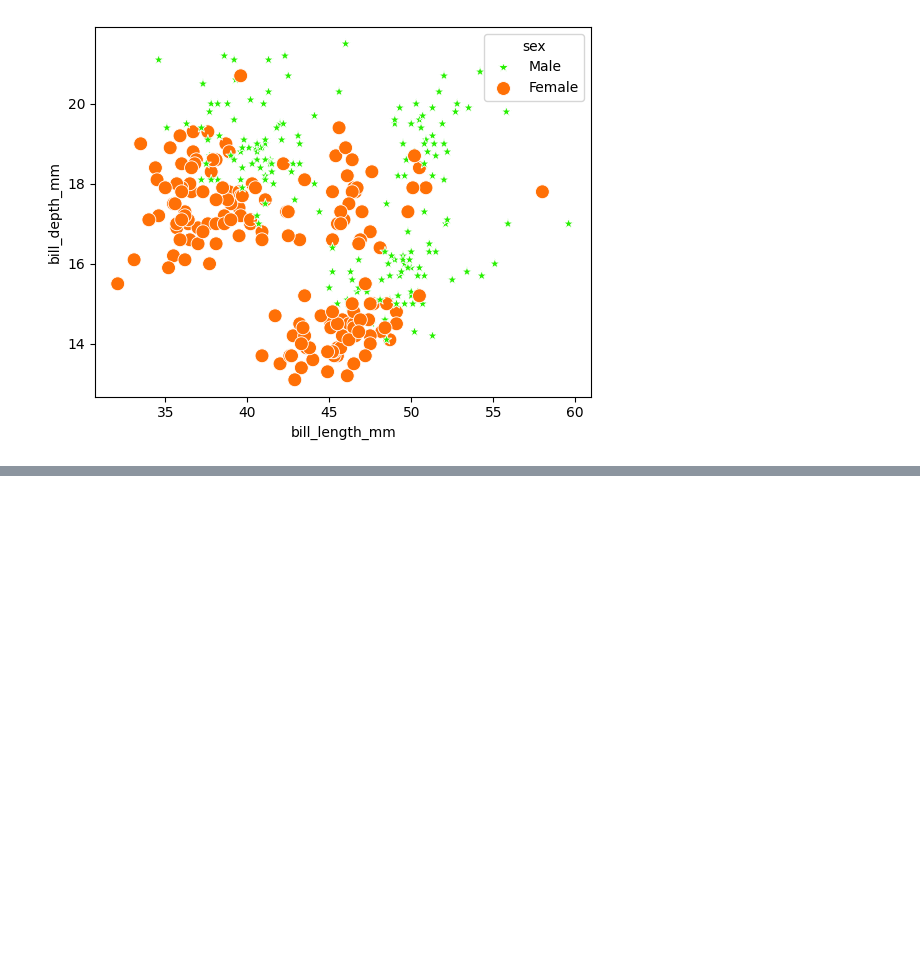
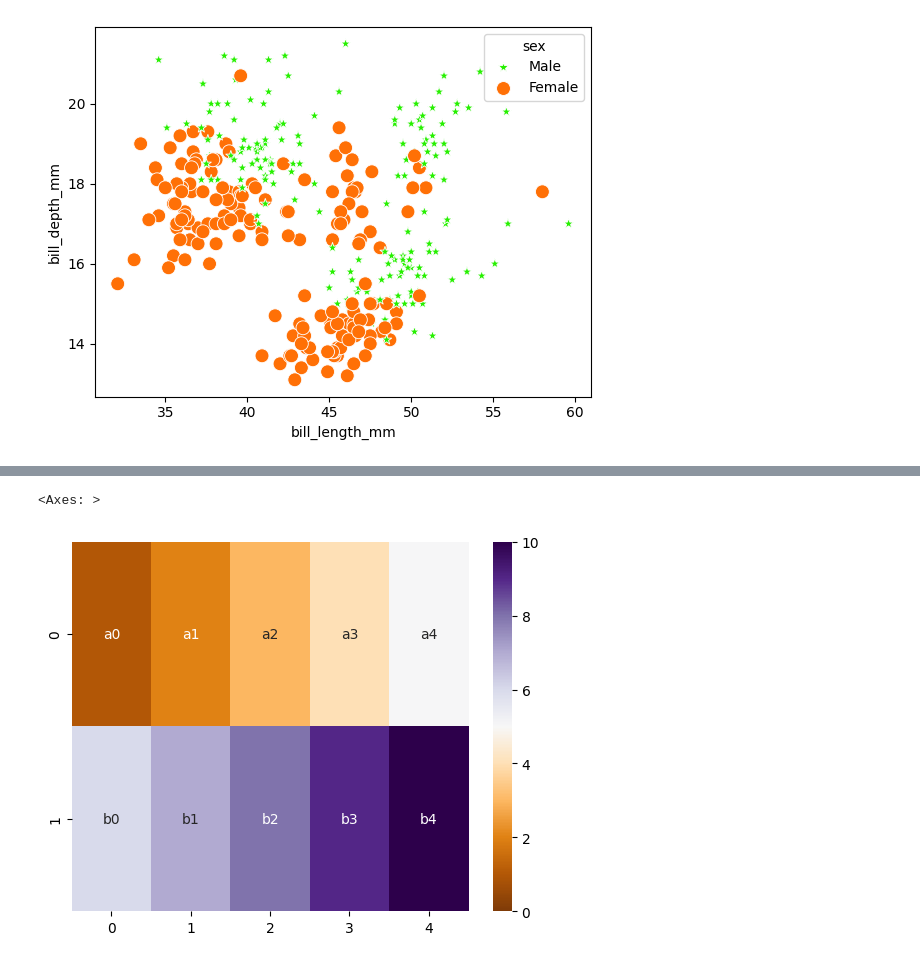
Before and after one commit to Srishti36912/python, a Jupyter notebook: python seaborn online/seaborn.ipynb, the cells around one changed output, grey strips where cells are left out. Saved outputs shown, nothing was run; the diff lists cells and outputs as text; code cells hidden in the pictures; blank space fills up the shorter version.

```diff
--- a/python seaborn online/seaborn.ipynb
+++ b/python seaborn online/seaborn.ipynb
@@ -171,0 +234,5 @@ plt.show()
+# %%
+sns.heatmap(var1, vmin=0, vmax=10, cmap="PuOr", annot=ar, fmt="s")
+# %% [output]
+<Axes: >
+[figure, added]
```
Also changed, not shown: parts of 9 cells of this notebook.
